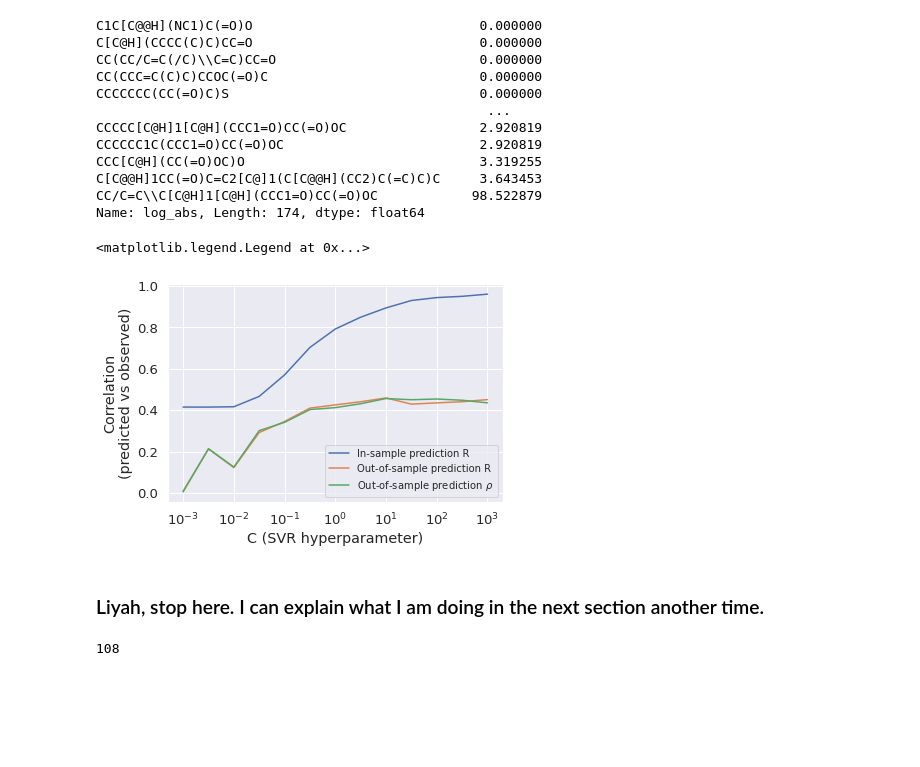
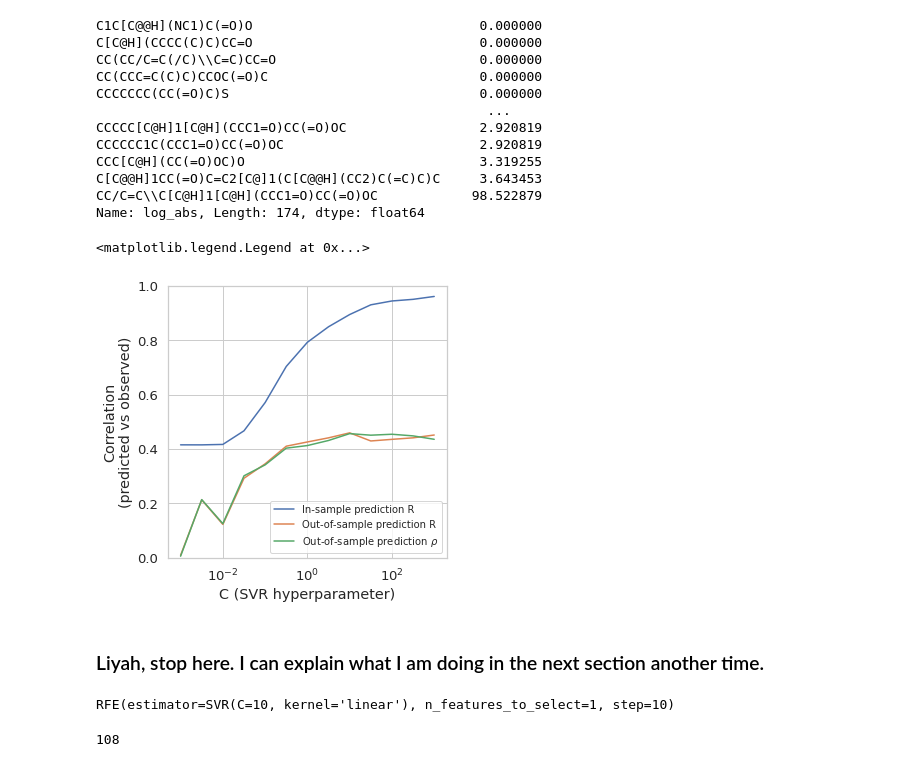
Before and after one commit to rgerkin/enantiomerlist, a Jupyter notebook: OdorantModel.ipynb, the cells around one changed output. Drawn from its saved outputs; the diff is of its cells as text; code cells hidden in the pictures; blank space fills up the shorter version.

```diff
--- a/OdorantModel.ipynb
+++ b/OdorantModel.ipynb
@@ -105,3 +126,5 @@ There are 174 molecules and 1826 features
 common_index = mordred_data.index.intersection(morgan_data.index)
 mordred_data = mordred_data.loc[common_index]
 morgan_data = morgan_data.loc[common_index]
+# %%
+mordred_data.set_index('Molecule Name').head().iloc[:, 10:]
@@ -208,16 +235,18 @@ for C in tqdm(Cs):
     rs_out[C] = pearsonr(y, y_predict_out)[0]
     rhos_out[C] = spearmanr(y, y_predict_out)[0]
 # %%
+plt.figure(figsize=(5, 5))
 rs_in.plot(label='In-sample prediction R')
 rs_out.plot(label='Out-of-sample prediction R')
 rhos_out.plot(label=r'Out-of-sample prediction $\rho$')
 plt.xscale('log')
+plt.ylim(0, 1)
 plt.ylabel('Correlation\n(predicted vs observed)')
 plt.xlabel('C (SVR hyperparameter)')
 plt.legend(fontsize=10)
 # %% [output]
 <matplotlib.legend.Legend at 0x...>
-[figure, old version]
+[figure, new version]
 # %% [markdown]
 ### Liyah, stop here.  I can explain what I am doing in the next section another time.
 # %%
@@ -225,6 +254,8 @@ from sklearn.feature_selection import RFE, RFECV
 svr = SVR(C=10, kernel='linear')
 rfe = RFE(svr, n_features_to_select=1, step=10)
 rfe.fit(Xn, y)
+# %% [output]
+RFE(estimator=SVR(C=10, kernel='linear'), n_features_to_select=1, step=10)
 # %%
 rfe.ranking_.max()
 # %% [output]
```
Also changed, not shown: parts of 16 cells of this notebook, 4 other files.
